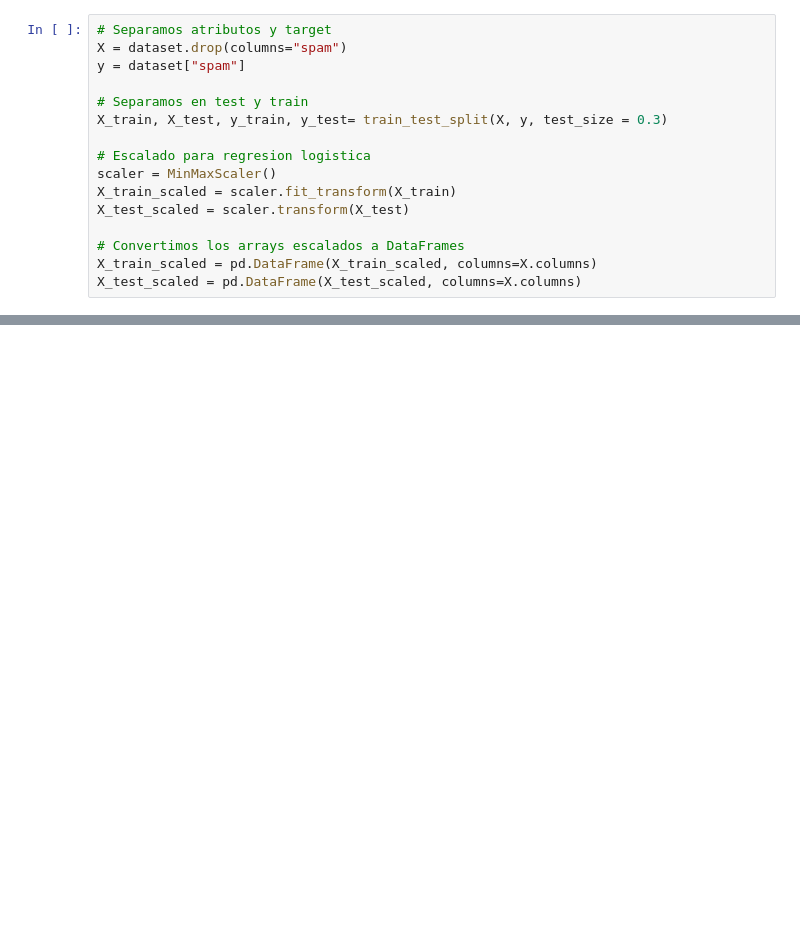
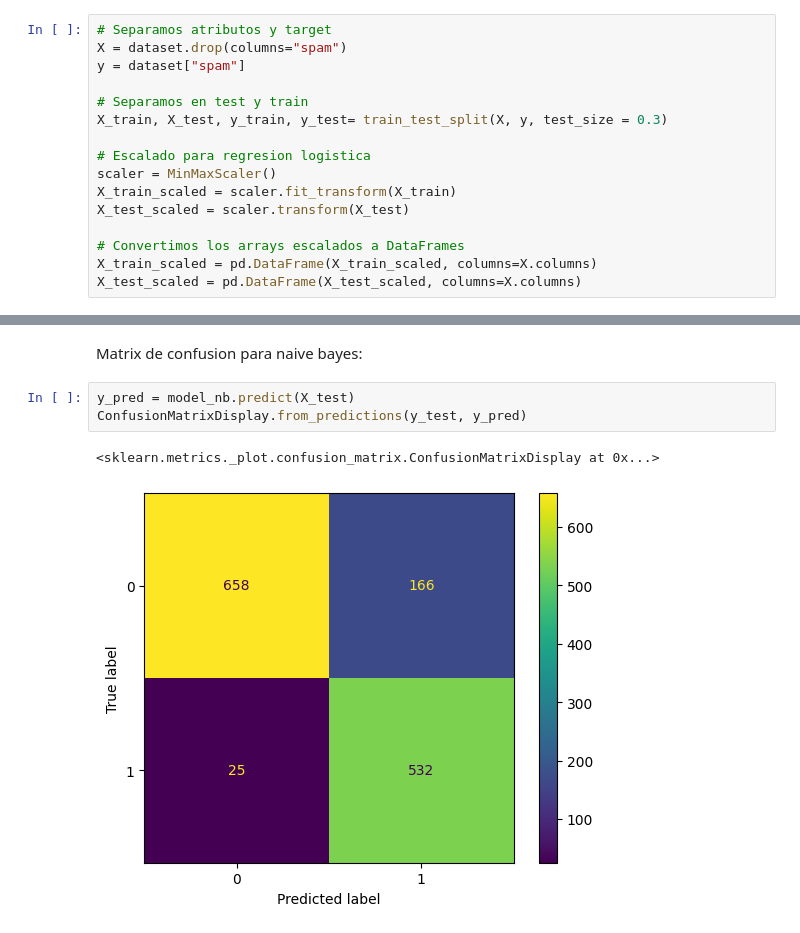
Before and after one commit to maximdorogov/fiuba-intro-ia, a Jupyter notebook: tp3/tp3.ipynb, the cells around one changed output, grey strips where cells are left out. Drawn from its saved outputs; the diff is of its cells as text; blank space fills up the shorter version.

```diff
--- a/tp3/tp3.ipynb
+++ b/tp3/tp3.ipynb
@@ -41,0 +144,8 @@ X_test_scaled = pd.DataFrame(X_test_scaled, columns=X.columns)
+# %% [markdown]
+Matrix de confusion para naive bayes:
+# %%
+y_pred = model_nb.predict(X_test)
+ConfusionMatrixDisplay.from_predictions(y_test, y_pred)
+# %% [output]
+<sklearn.metrics._plot.confusion_matrix.ConfusionMatrixDisplay at 0x...>
+[figure, added]
```
Also changed, not shown: parts of 28 cells of this notebook, 1 other file.
